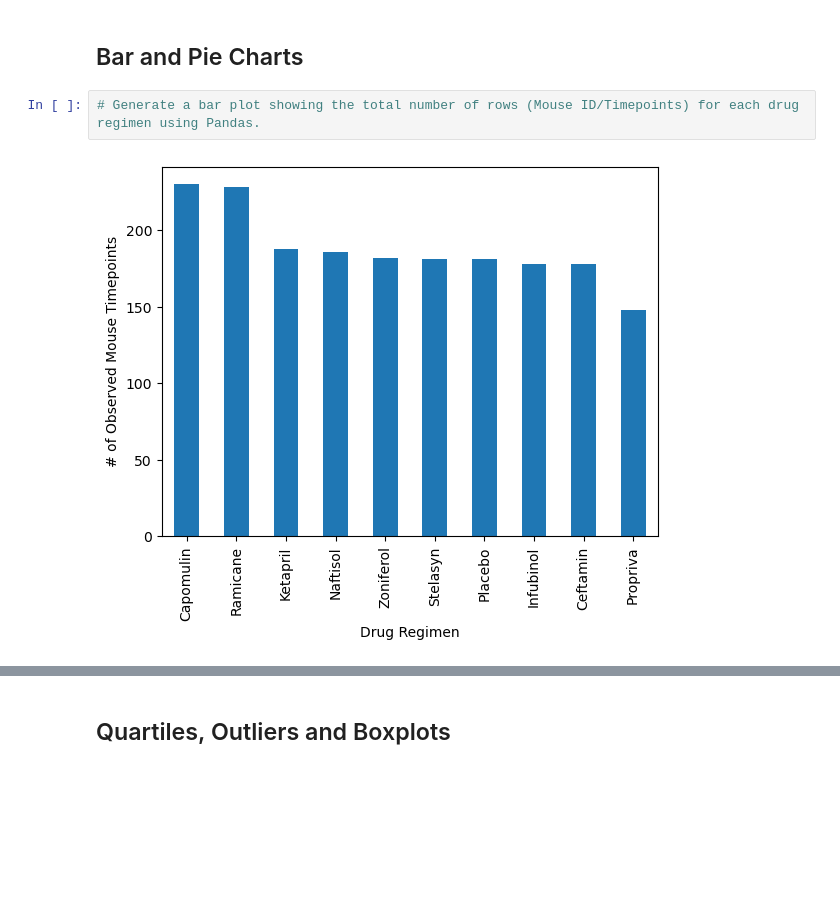
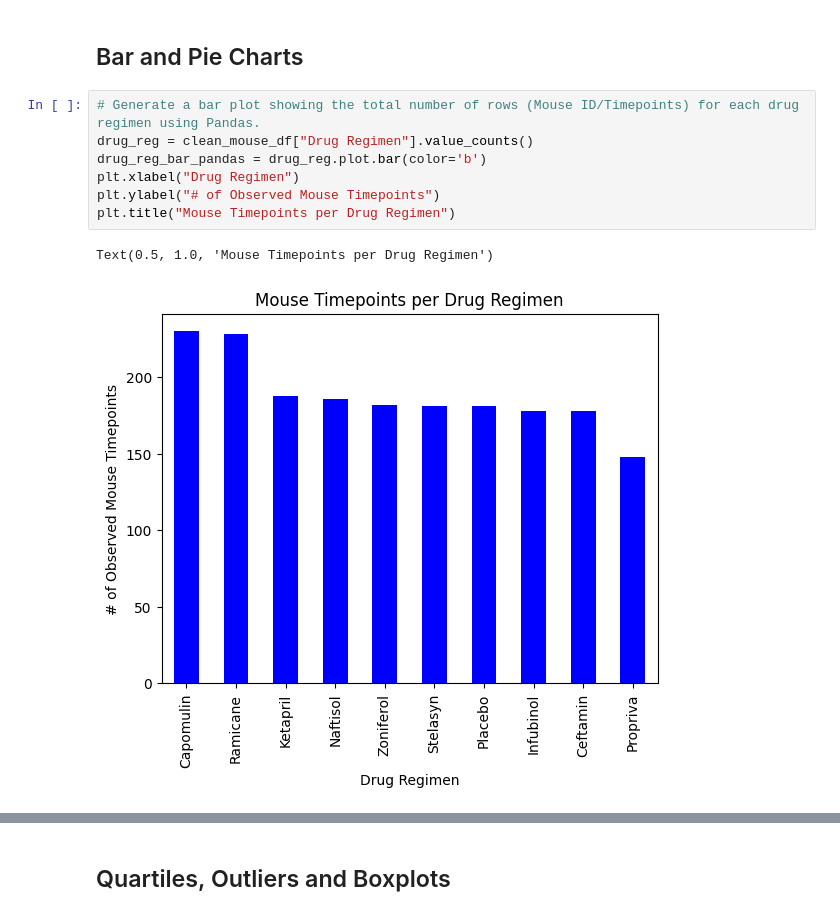
Before and after one commit to nicoleanderson21/matplotlib-challenge, a Jupyter notebook: matplotlib_analysis.ipynb, the cells around one changed output, grey strips where cells are left out. Saved outputs shown, nothing was run; the diff lists cells and outputs as text; blank space fills up the shorter version.

```diff
--- a/matplotlib_analysis.ipynb
+++ b/matplotlib_analysis.ipynb
@@ -124,7 +139,13 @@ clean_mice_count
 ## Bar and Pie Charts
 # %%
 # Generate a bar plot showing the total number of rows (Mouse ID/Timepoints) for each drug regimen using Pandas.
+drug_reg = clean_mouse_df["Drug Regimen"].value_counts()
+drug_reg_bar_pandas = drug_reg.plot.bar(color='b')
+plt.xlabel("Drug Regimen")
+plt.ylabel("# of Observed Mouse Timepoints")
+plt.title("Mouse Timepoints per Drug Regimen")
 # %% [output]
+Text(0.5, 1.0, 'Mouse Timepoints per Drug Regimen')
-[figure, old version]
+[figure, new version]
 # %%
 # Generate a bar plot showing the total number of rows (Mouse ID/Timepoints) for each drug regimen using pyplot.
```
Also changed, not shown: parts of 16 cells of this notebook.
